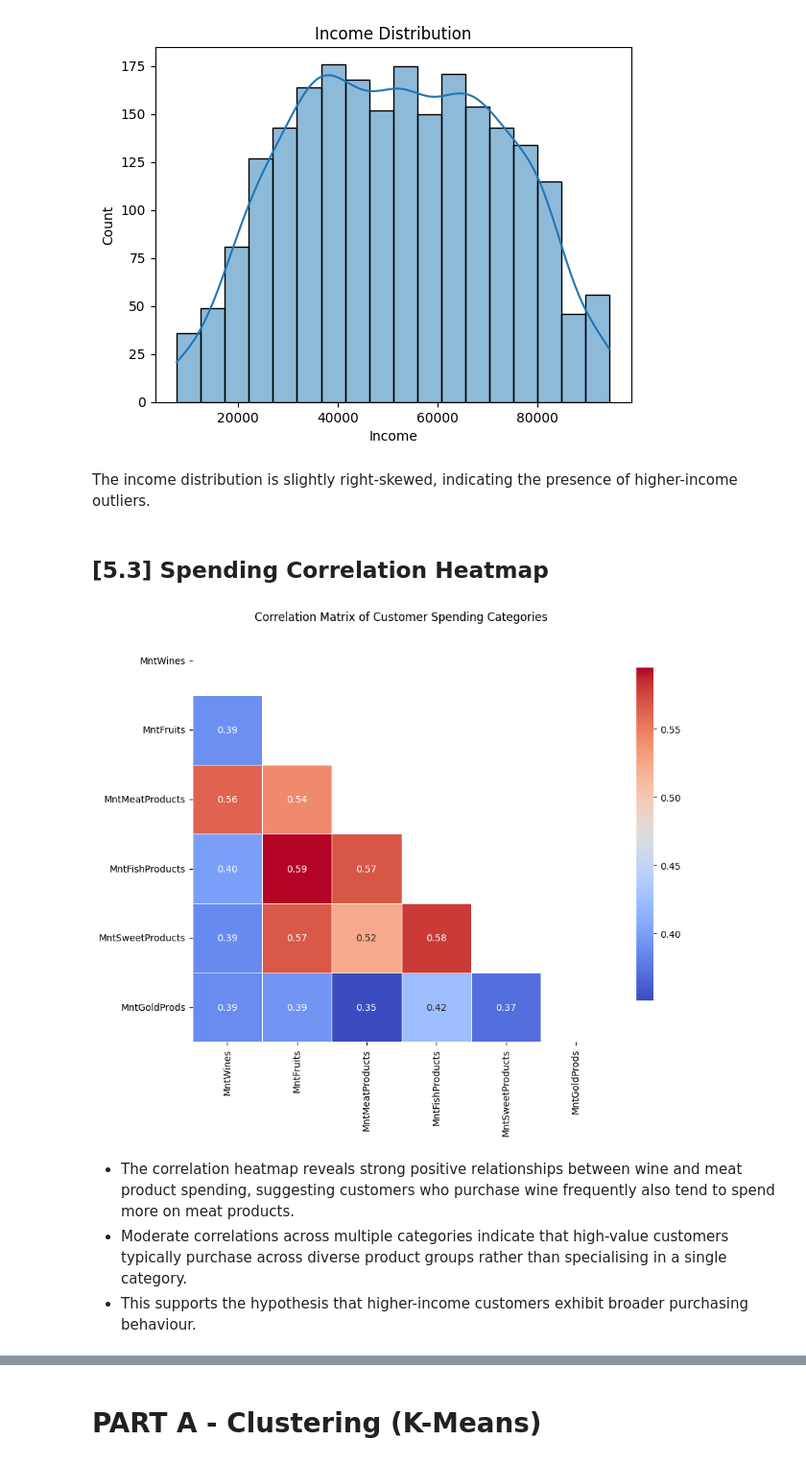
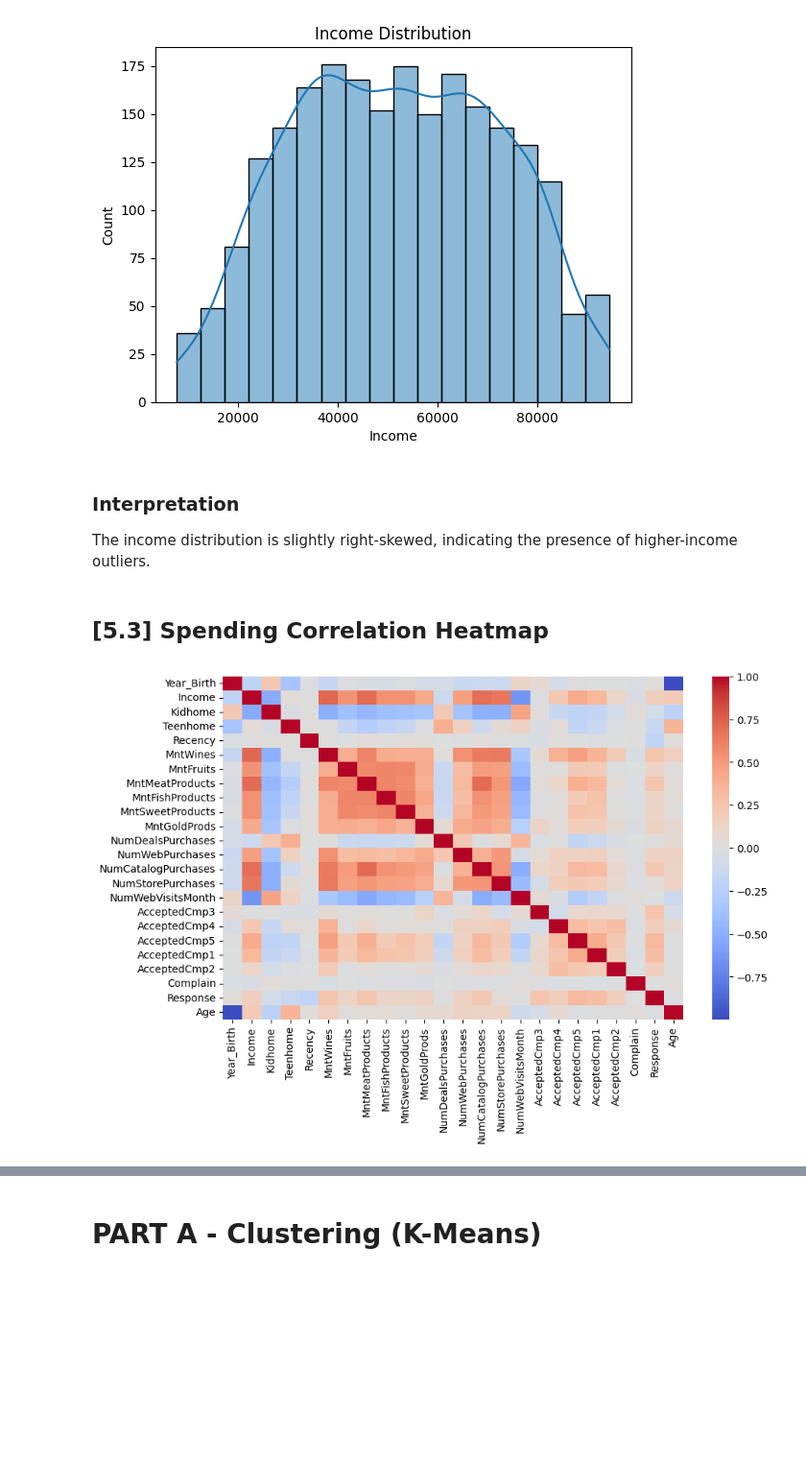
Before and after one commit to abdullah2709/EAAI_Project, a Jupyter notebook: BI_Project.ipynb, the cells around one changed output, grey strips where cells are left out. Shown at 96% size. Cells and saved outputs as stored; diff of their text form; code cells hidden in the pictures; blank space fills up the shorter version.

```diff
--- a/BI_Project.ipynb
+++ b/BI_Project.ipynb
@@ -308,54 +323,14 @@ plt.show()
 # %% [output]
 [figure]
 # %% [markdown]
+### Interpretation
+
 The income distribution is slightly right-skewed, indicating the presence of higher-income outliers.
 # %% [markdown]
 ## [5.3] Spending Correlation Heatmap
-# %%
-import pandas as pd
-
-# Temporarily load df if it's not defined (properly, run all cells in sections [3] and [4] first)
-if 'df' not in locals() and 'df' not in globals():
-    print("Warning: 'df' not found. Loading raw data. Please ensure all upstream cells are run for proper data cleaning.")
-    url = "https://raw.githubusercontent.com/Luke-Dev-Tech/Business_intelligence_and_data-mining/refs/heads/main/marketing_campaign.csv"
-    df = pd.read_csv(url, sep='\t')
-
-spending_cols = [
-    'MntWines',
-    'MntFruits',
-    'MntMeatProducts',
-    'MntFishProducts',
-    'MntSweetProducts',
-    'MntGoldProds'
-]
-
-spending_df = df[spending_cols]
-
-corr_matrix = spending_df.corr()
-# %%
-import numpy as np
-import matplotlib.pyplot as plt
-import seaborn as sns
-
-mask = np.triu(np.ones_like(corr_matrix, dtype=bool))
-
-plt.figure(figsize=(10, 8))
-sns.heatmap(
-    corr_matrix,
-    mask=mask,
-    annot=True,
-    fmt=".2f",
-    cmap="coolwarm",
-    linewidths=0.5,
-    cbar_kws={"shrink": .8}
-)
-
-plt.title("Correlation Matrix of Customer Spending Categories")
-plt.show()
-# %% [output]
-[figure, removed]
-# %% [markdown]
-*   The correlation heatmap reveals strong positive relationships between
-wine and meat product spending, suggesting customers who purchase wine frequently also tend to spend more on meat products.
-*   Moderate correlations across multiple categories indicate that high-value customers typically purchase across diverse product groups rather than specialising in a single category.
-*   This supports the hypothesis that higher-income customers exhibit broader purchasing behaviour.
+# %%
+plt.figure(figsize=(10,6))
+sns.heatmap(df.corr(numeric_only=True), cmap="coolwarm")
+plt.show()
+# %% [output]
+[figure, added]
```
Also changed, not shown: parts of 11 cells of this notebook.
